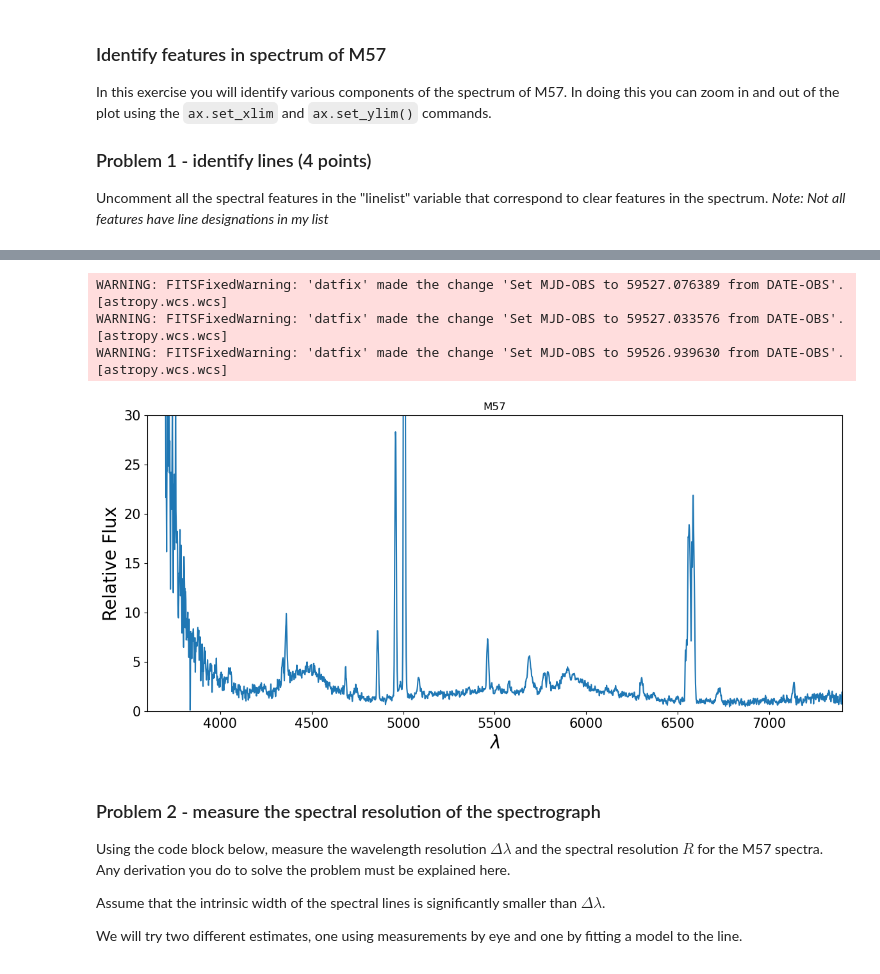
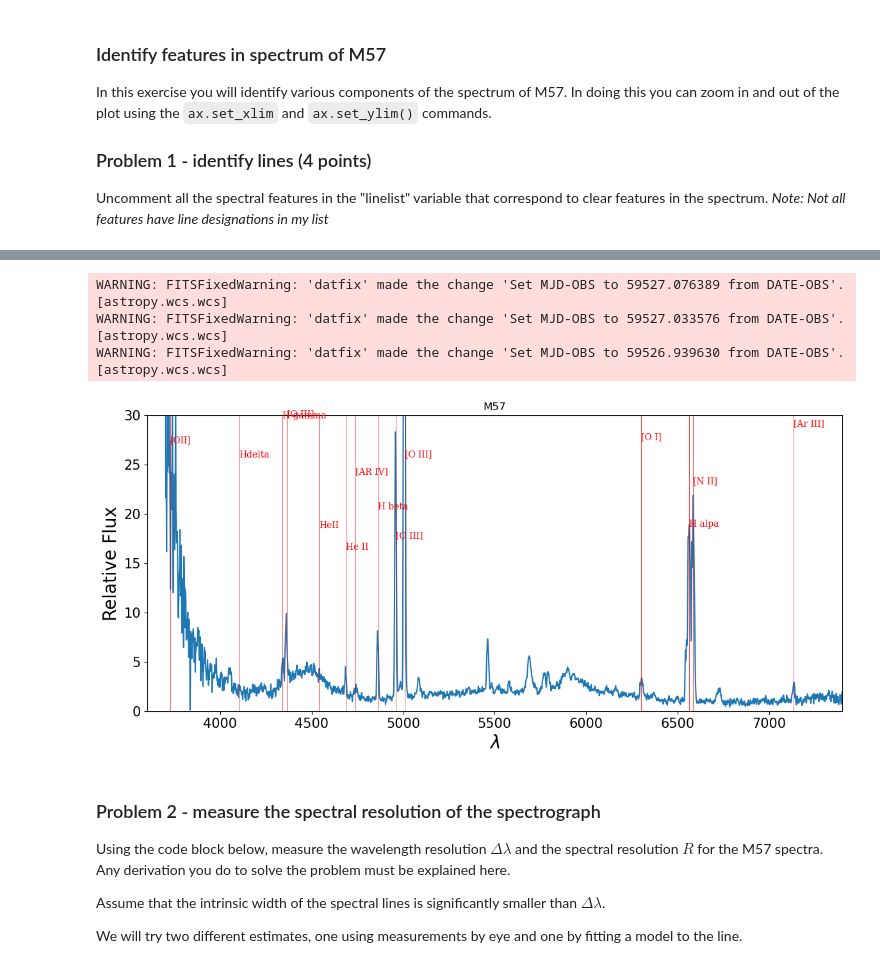
Before and after one commit to c782j789/Analysis_real_spectra_student, a Jupyter notebook: analysis_real_spectra.student.ipynb, the cells around one changed output, grey strips where cells are left out. Drawn from its saved outputs; the diff is of its cells as text; code cells hidden in the pictures.

```diff
--- a/analysis_real_spectra.student.ipynb
+++ b/analysis_real_spectra.student.ipynb
@@ -64,65 +77,65 @@ ax = plt.gca()
 plt.plot(specm57.wavelength,specm57.flux,label="M57")
 plt.xticks(fontsize=15)
 plt.yticks(fontsize=15)
 plt.xlabel("$\lambda$",fontsize=20)
 plt.ylabel("Relative Flux",fontsize=20)
 plt.title('M57')
 
 #**************
 #your code here
 #you can change these to zoom in and out of certain parts of the spectra.
 #Make a copy of these and change your copy so as to remember what the
 #original values were
 fluxmin = 0
 fluxmax = 30
 lammin = 3600
 lammax = 7400
 ax.set_ylim([fluxmin,fluxmax])
 ax.set_xlim([lammin,lammax])
 
 #***************************
 #your code here
 #Uncomment all of the lines that correspond to identifiable features in the spectra
 linelist = [
-#     ('[AR IV]',4740),
-#     ('[OII]',3727),
-#     ('[O III]',4363),
-#     ('[O III]',4959),
-#     ('[O III]',5007),
-#     ('[O I]',6300),
-#     ('[OI]',6363),
-#     ('[N II]',6548),
-#     ('[N II]',6584),
-#     ('[S II]',6716),
-#     ('[S II]',6731),
-#     ('CIII',4647),
-#     ('MgI',5170),
-#     ('FeI', 5270),
-#     ('Hepsilon',3970),
-#     ('Hdelta',4103),
-#     ('H gamma',4341),
-#     ('H beta',4861),
-#     ('H alpa',6563),
-#     ('NaD', 5890),
-#     ('HeII',4541),
-#     ('He II',4686),
-#     ('HeI',4471),
-#     ('HE II',5411),
-#     ('[CL III]',5517),
-#     ('[CL III]',5537),
-#     ('[N II]',5755),
-#     ('He I',5875),
-#     ('HeI',7065),
-#     ('[Ar III]',7135),
-#     ('FeI',5335)
+     ('[AR IV]',4740),
+     ('[OII]',3727),
+     ('[O III]',4363),
+     ('[O III]',4959),
+     ('[O III]',5007),
+     ('[O I]',6300),
+#  no   ('[OI]',6363),
+#  no   ('[N II]',6548),
+     ('[N II]',6584),
+#  no   ('[S II]',6716),
+#  no   ('[S II]',6731),
+#  no   ('CIII',4647),
+#  no   ('MgI',5170),
+#  no   ('FeI', 5270),
+#  no   ('Hepsilon',3970),
+     ('Hdelta',4103),
+     ('H gamma',4341),
+     ('H beta',4861),
+     ('H alpa',6563),
+#  no   ('NaD', 5890),
+     ('HeII',4541),
+     ('He II',4686),
+#  no   ('HeI',4471),
+#  no   ('HE II',5411),
+#  no   ('[CL III]',5517),
+#  no   ('[CL III]',5537),
+#  no   ('[N II]',5755),
+#  no   ('He I',5875),
+#  no   ('HeI',7065),
+     ('[Ar III]',7135),
+#  no   ('FeI',5335)
 ]
 #draw lines on the spectrum
 lineplot(linelist)
 # %% [output]
 WARNING: FITSFixedWarning: 'datfix' made the change 'Set MJD-OBS to 59527.076389 from DATE-OBS'. [astropy.wcs.wcs]
 WARNING: FITSFixedWarning: 'datfix' made the change 'Set MJD-OBS to 59527.033576 from DATE-OBS'. [astropy.wcs.wcs]
 WARNING: FITSFixedWarning: 'datfix' made the change 'Set MJD-OBS to 59526.939630 from DATE-OBS'. [astropy.wcs.wcs]
-[figure, old version]
+[figure, new version]
 # %% [markdown]
 ### Problem 2  - measure the spectral resolution of the spectrograph
 Using the code block below, measure the wavelength resolution $\Delta \lambda$ and the spectral resolution $R$ for the M57 spectra.  Any derivation you do to solve the problem must be explained here.
```
Also changed, not shown: parts of 2 cells of this notebook.
